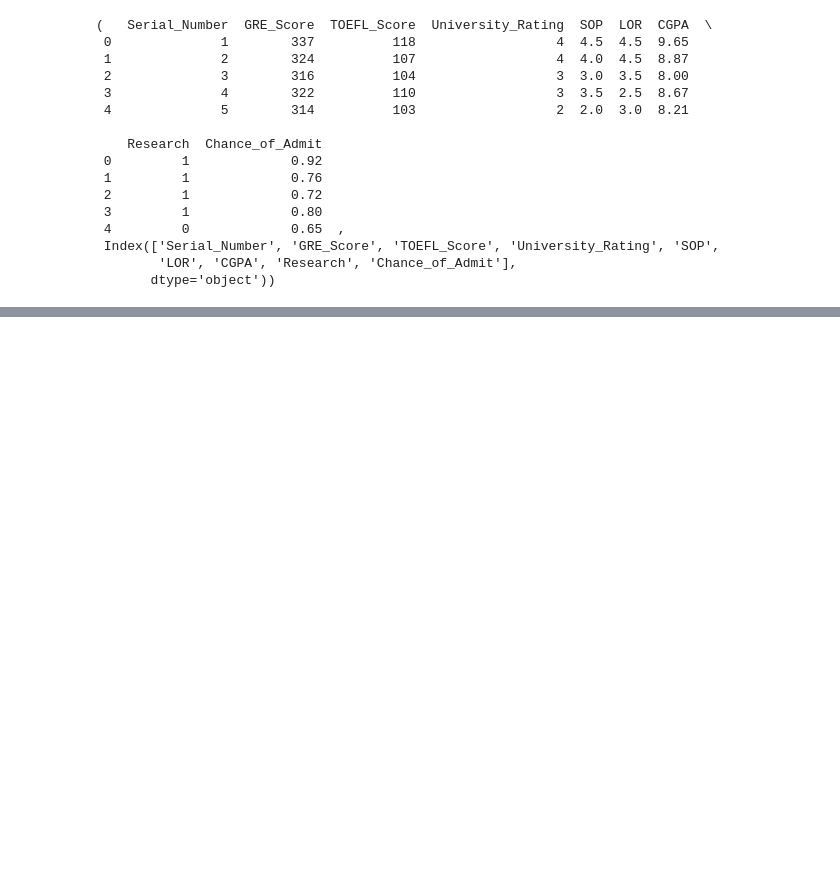
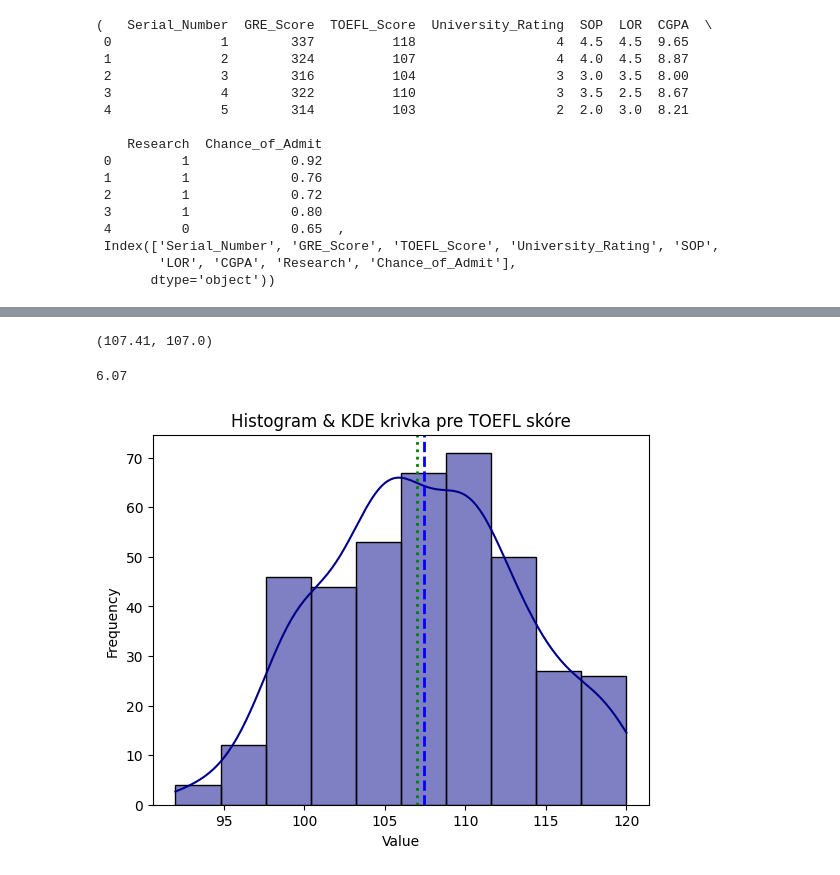
Before and after one commit to MrsPomodoro/04-06-2024_Python-for-Data-Science, a Jupyter notebook: homework_one/implementation/homework.ipynb, the cells around one changed output, grey strips where cells are left out. Saved outputs shown, nothing was run; the diff lists cells and outputs as text; code cells hidden in the pictures; blank space fills up the shorter version.

```diff
--- a/homework_one/implementation/homework.ipynb
+++ b/homework_one/implementation/homework.ipynb
@@ -56,0 +75,38 @@ data.head(), data.columns
+# %%
+# Calculate Mean, Median
+mean_toefl = data['TOEFL_Score'].mean()
+median_toefl = data['TOEFL_Score'].median()
+
+mean_toefl, median_toefl
+# %% [output]
+(107.41, 107.0)
+# %%
+# Calculate standard deviation for TOEFL Score
+toefl_std = data['TOEFL_Score'].std()
+
+# Round the standard deviation to 2 decimal places
+toefl_std_rounded = round(toefl_std, 2)
+toefl_std_rounded
+# %% [output]
+6.07
+# %%
+import seaborn as sns
+import matplotlib.pyplot as plt
+
+
+# Create an example plot
+sns.histplot( data['TOEFL_Score'], kde=True, bins=10, color="darkblue")
+
+
+plt.title("Histogram & KDE krivka pre TOEFL skóre")
+plt.xlabel("Value")
+plt.ylabel("Frequency")
+
+# Adding mean and median to the plot
+plt.axvline(mean_toefl, color='blue', linestyle='dashed', linewidth=2, label=f"Priemer: {mean_toefl:.2f}")
+plt.axvline(median_toefl, color='green', linestyle='dotted', linewidth=2, label=f"Medián: {median_toefl:.2f}")
+
+
+plt.show()
+# %% [output]
+[figure, added]
```
Also changed, not shown: parts of 2 cells of this notebook, 1 other file.
